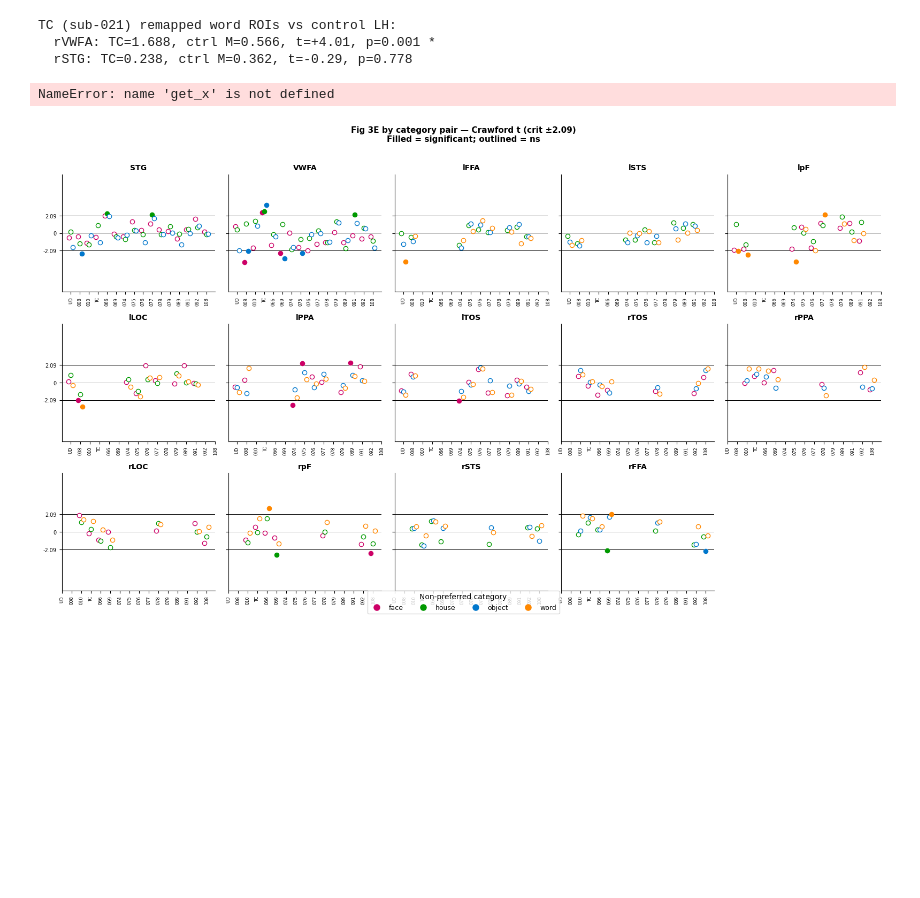
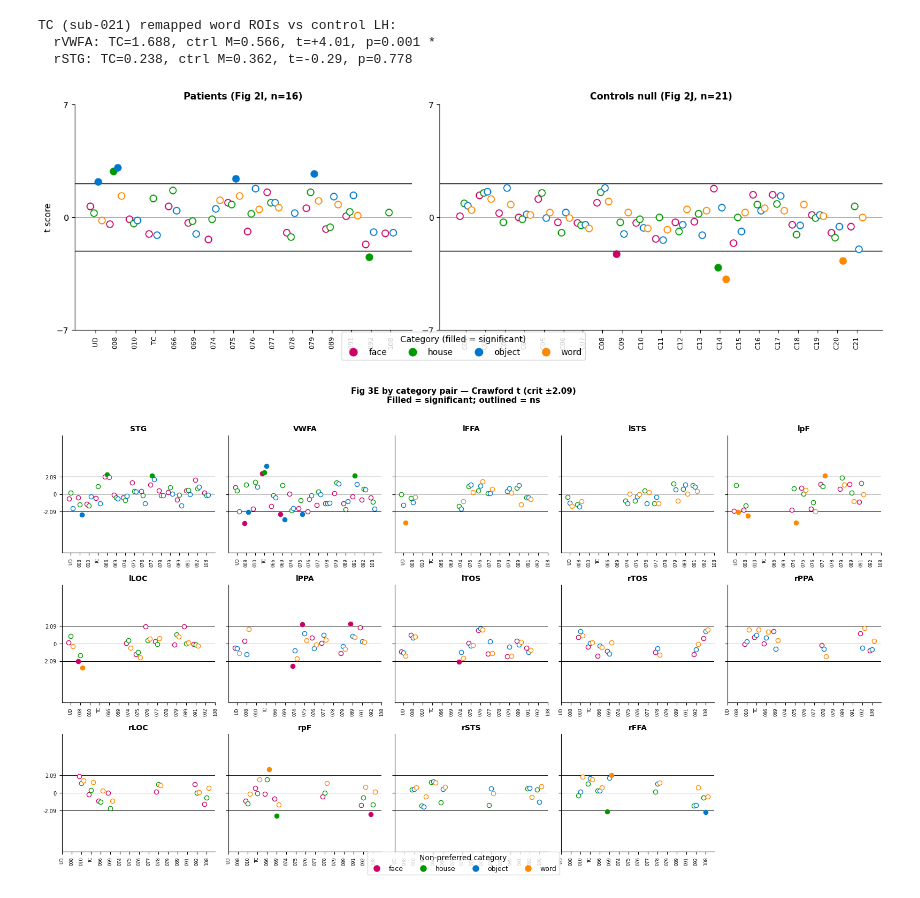
Before and after one commit to cnsimmons/sym_pt, a Jupyter notebook: liu_recreation_xs_v2.ipynb, the cells around one changed output. Cells and saved outputs as stored; diff of their text form; code cells hidden in the pictures; blank space fills up the shorter version.

```diff
--- a/liu_recreation_xs_v2.ipynb
+++ b/liu_recreation_xs_v2.ipynb
@@ -492,6 +493,11 @@ TC (sub-021) remapped word ROIs vs control LH:
 # ═══════════════════════════════════════════════════════════════════════════════
 # Fig 2I/J overlay — x-coord Crawford t, all categories on same plot
 # ═══════════════════════════════════════════════════════════════════════════════
+
+def get_x(df, sub, cat, h):
+    m = df[(df['subject_id']==sub) & (df['category']==cat) & (df['hemi']==h)]
+    return m['peak_x_mni'].iloc[0] if len(m) else np.nan
+
 CAT_ROI = [
     ('face',   'face_FFA'),
     ('house',  'house_PPA'),
@@ -557,34 +563,34 @@ ax.set_ylim(-7, 7); ax.set_yticks([-7, 0, 7])
 ax.set_xticks(np.arange(len(otc_subs))); ax.set_xticklabels(pt_labels, rotation=90, fontsize=8)
 ax.set_ylabel('t score')
 ax.set_title(f'Patients (Fig 2I, n={len(otc_subs)})', fontsize=11, fontweight='bold')
 
 # Controls null
 ax = axes[1]
 for cat, _ in CAT_ROI:
     xs = np.arange(n_ctrl) + offsets[cat]
     tv = t_cat_ctrl[cat]
     for i, v in enumerate(tv):
         if np.isnan(v): continue
         sig = abs(v) > crit
         ax.scatter(xs[i], v, s=60,
                    c=CAT_COLOR[cat] if sig else 'white',
                    edgecolors=CAT_COLOR[cat], linewidth=1.2, zorder=3)
 ax.axhline( crit, color='k', lw=1.0); ax.axhline(-crit, color='k', lw=1.0)
 ax.axhline(0, color='gray', lw=0.5)
 ax.set_ylim(-7, 7); ax.set_yticks([-7, 0, 7])
 ax.set_xticks(np.arange(n_ctrl)); ax.set_xticklabels(ctrl_labels, rotation=90, fontsize=8)
 ax.set_title(f'Controls null (Fig 2J, n={n_ctrl})', fontsize=11, fontweight='bold')
 
 legend_handles = [plt.Line2D([0],[0], marker='o', color='w', markerfacecolor=c,
                              markeredgecolor=c, markersize=9, label=cat)
                   for cat, c in CAT_COLOR.items()]
 fig.legend(handles=legend_handles, loc='lower center', ncol=4, fontsize=10,
            bbox_to_anchor=(0.5, -0.02), title='Category (filled = significant)')
 plt.tight_layout()
 plt.savefig(FIG_DIR / 'liu_exact_fig2IJ_overlay.png', dpi=300, bbox_inches='tight')
 plt.show()
 # %% [output]
-NameError: name 'get_x' is not defined
+[figure, added]
 # %%
 # ═══════════════════════════════════════════════════════════════════════════════
 # Fig 3E by category pair — preferred-vs-each-non-preferred, not collapsed
```
Also changed, not shown: parts of 3 cells of this notebook, 5 other files.
